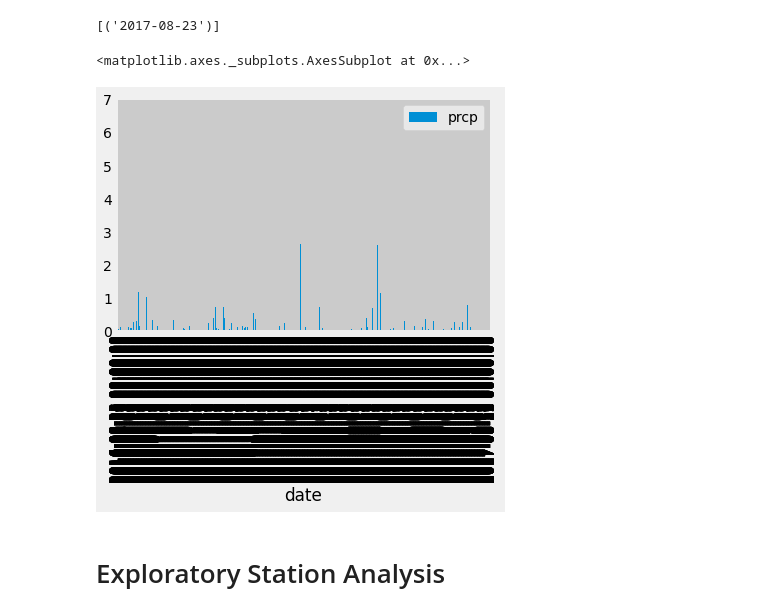
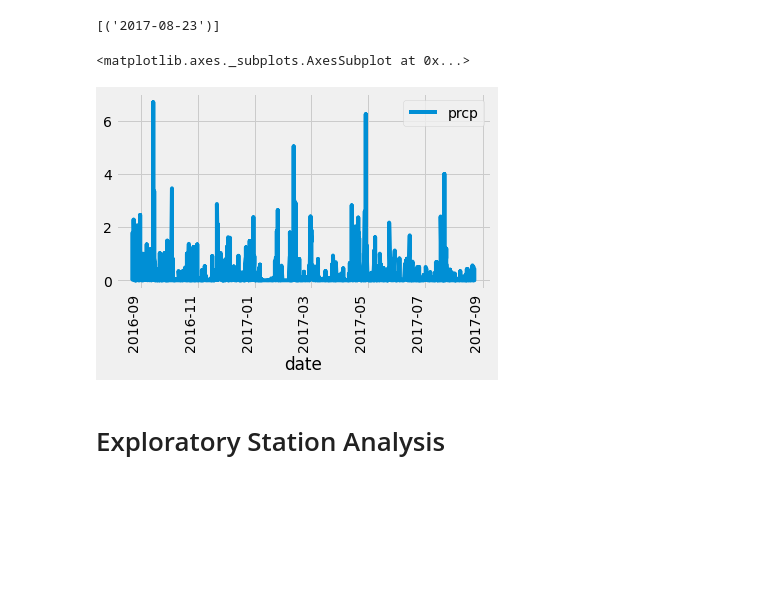
Before and after one commit to JSurgeon/sqalchemy-challenge, a Jupyter notebook: Code/climate_starter.ipynb, the cells around one changed output. Drawn from its saved outputs; the diff is of its cells as text; code cells hidden in the pictures; blank space fills up the shorter version.

```diff
--- a/Code/climate_starter.ipynb
+++ b/Code/climate_starter.ipynb
@@ -76,33 +76,33 @@ recent_date
 # %%
 # Design a query to retrieve the last 12 months of precipitation data and plot the results.
 # Starting from the most recent data point in the database.
 
 # Calculate the date one year from the last date in data set.
 query_date = dt.date(2017, 8, 23) - dt.timedelta(days=365)
 
 # Perform a query to retrieve the data and precipitation scores
 sel = [measurement.id,
        measurement.station,
        measurement.date,
        measurement.prcp,
        measurement.tobs
       ]
 
 past_year = session.query(*sel).filter(measurement.date >= query_date).all()
 
 #Save the query results as a Pandas DataFrame and set the index to the date column
 
 df = pd.DataFrame(past_year).drop(columns=["id","station","tobs"])
 df['date'] = pd.to_datetime(df.date)
-df = df.sort_values('date').set_index('date')
+df = df.sort_values('date')
 df = df.dropna(how='any')
 
-df.plot.bar()
 
 # Use Pandas Plotting with Matplotlib to plot the data
+df.plot(x='date',y='prcp',rot=90)
 # %% [output]
 <matplotlib.axes._subplots.AxesSubplot at 0x...>
-[figure, old version]
+[figure, new version]
 # %%
 #df = df.reset_index().drop(columns='index')
 # get values for xticks
```
